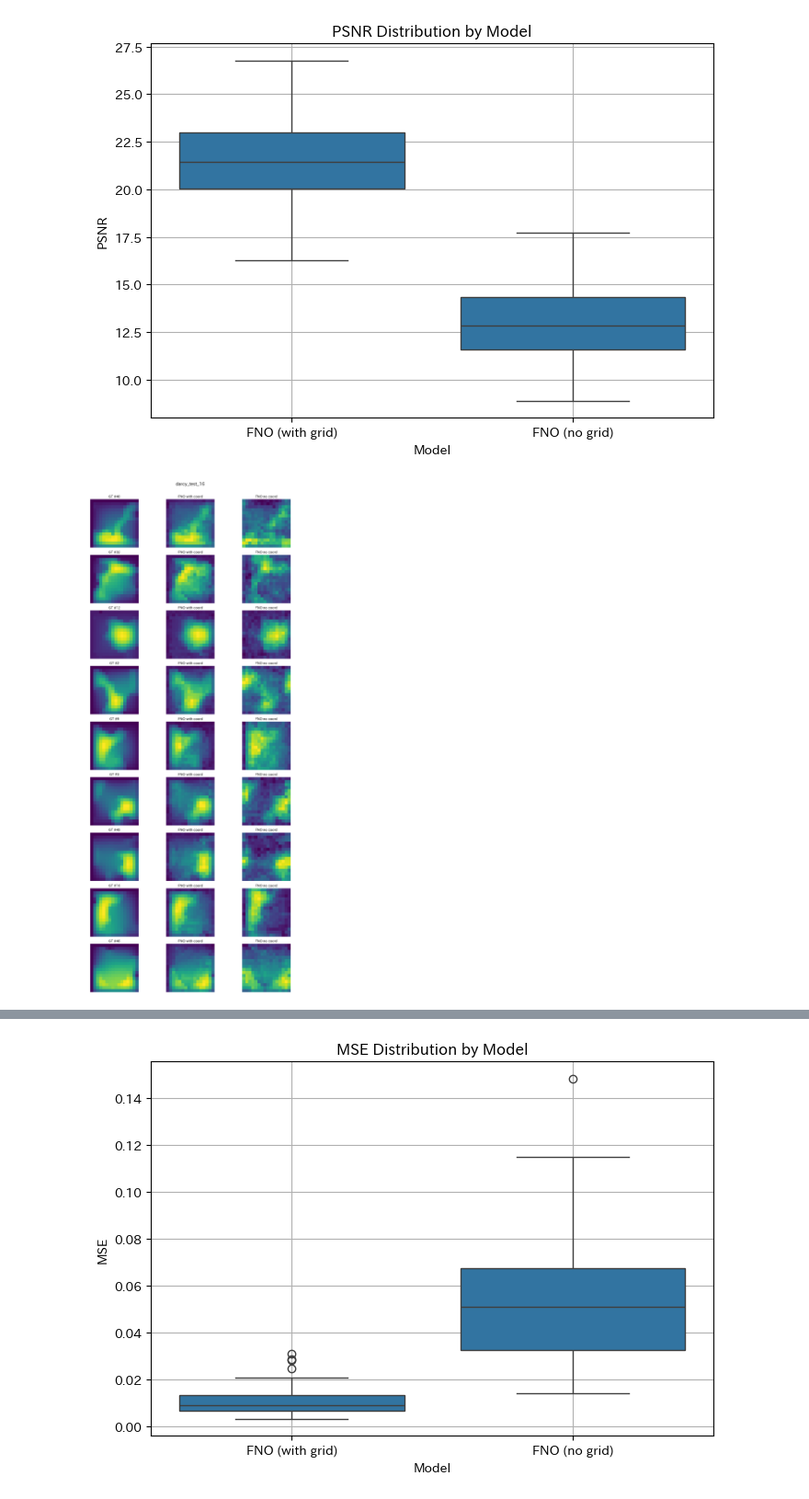
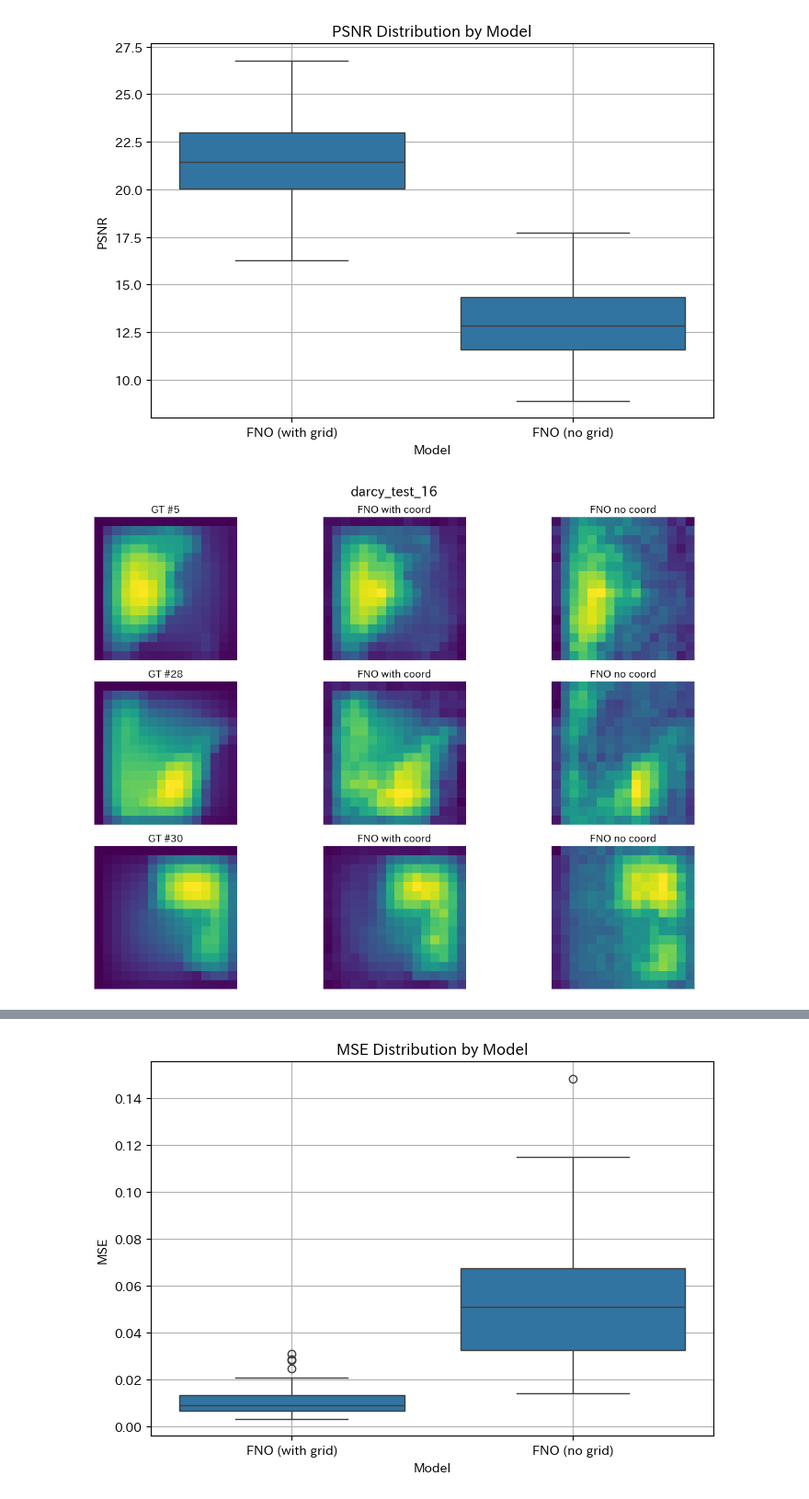
Before and after one commit to natsuki0720/neural_operator_comparison, a Jupyter notebook: notebooks/darcy_coord_effect_study.ipynb, the cells around one changed output, grey strips where cells are left out. Shown at 92% size. Drawn from its saved outputs; the diff is of its cells as text; code cells hidden in the pictures.

```diff
--- a/notebooks/darcy_coord_effect_study.ipynb
+++ b/notebooks/darcy_coord_effect_study.ipynb
@@ -116,13 +116,13 @@ boxplot_metric_comparison({
 # %%
 gt_images = y_test.squeeze(1)
 fno_withgrid_images = pred_withgrid.squeeze(-1)
 fno_nogrid_images = pred_nogrid.squeeze(-1)
 plot_gt_pred_comparison(
     gt_images, [fno_withgrid_images, fno_nogrid_images],
     ["FNO with coord", "FNO no coord"],
-    title = "darcy_test_16")
+    title = "darcy_test_16",num_samples=3)
 # %% [output]
-[figure, old version]
+[figure, new version]
 # %%
 error_type = "ssim" # error_type = "abs", "square", "grad","ssim"から選択
 plot_comparison_with_error_maps(
```
Also changed, not shown: parts of 5 cells of this notebook.
